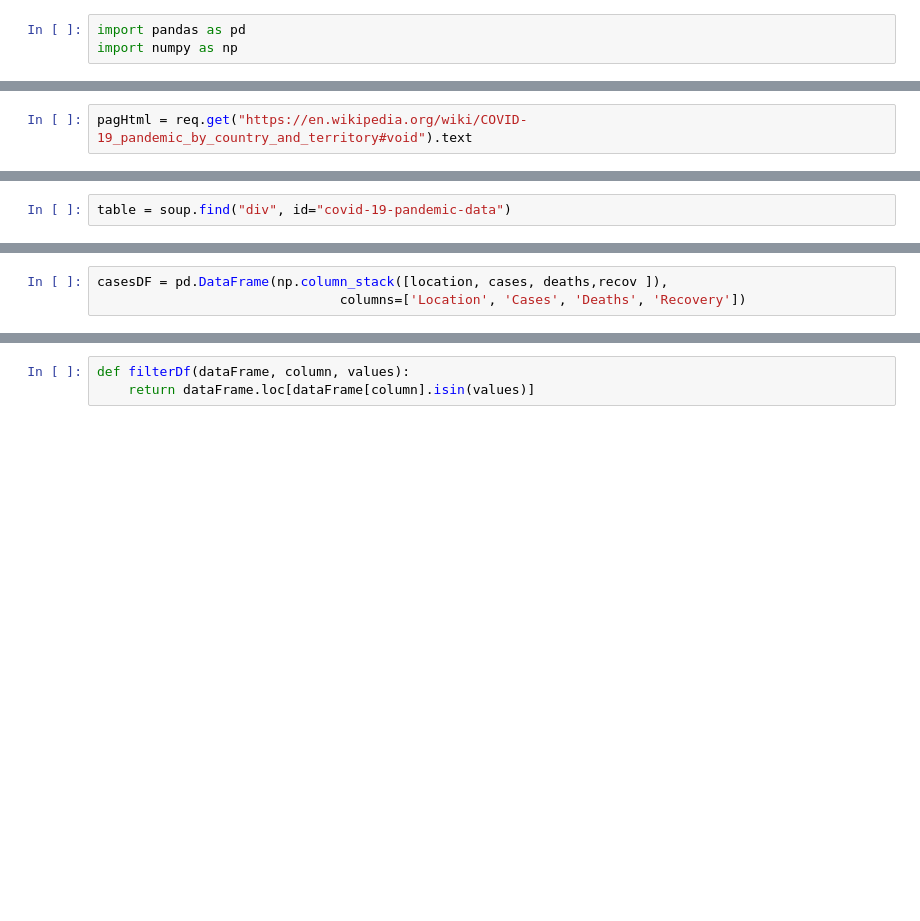
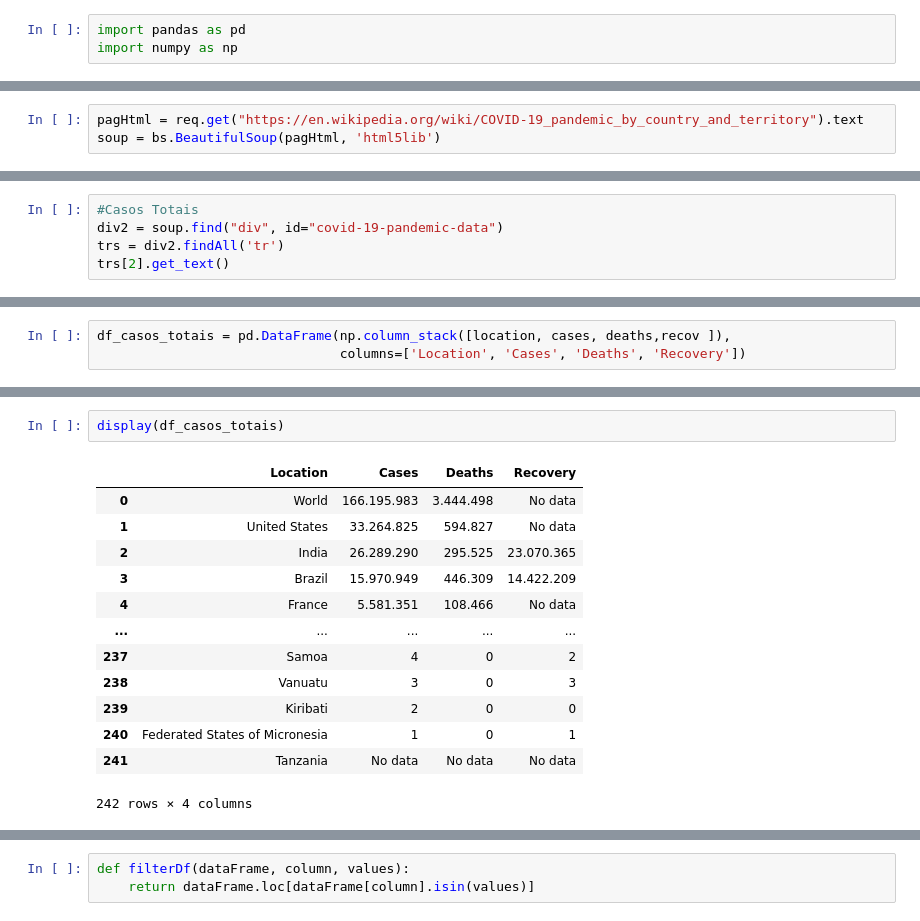
Before and after one commit to guidsantos/analyzeCovidTotalCases, a Jupyter notebook: index.ipynb, the cells around one changed output, grey strips where cells are left out. Saved outputs shown, nothing was run; the diff lists cells and outputs as text; blank space fills up the shorter version.

```diff
--- a/index.ipynb
+++ b/index.ipynb
@@ -13,2 +19,3 @@ import matplotlib.pyplot as plt
 # %%
-pagHtml = req.get("https://en.wikipedia.org/wiki/COVID-19_pandemic_by_country_and_territory#void").text
+pagHtml = req.get("https://en.wikipedia.org/wiki/COVID-19_pandemic_by_country_and_territory").text
+soup = bs.BeautifulSoup(pagHtml, 'html5lib')
@@ -17,2 +28,5 @@ soup = bs.BeautifulSoup(pagHtml, 'html5lib')
 # %%
-table = soup.find("div", id="covid-19-pandemic-data")
+#Casos Totais
+div2 = soup.find("div", id="covid-19-pandemic-data")
+trs = div2.findAll('tr')
+trs[2].get_text()
@@ -47,3 +128,3 @@ for x in range(len(trsValues)-3):
 # %%
-casesDF = pd.DataFrame(np.column_stack([location, cases, deaths,recov ]),
+df_casos_totais = pd.DataFrame(np.column_stack([location, cases, deaths,recov ]),
                                columns=['Location', 'Cases', 'Deaths', 'Recovery'])
@@ -71,0 +131,16 @@ casesDF.describe()
+# %%
+display(df_casos_totais)
+# %% [output]
+|  | Location | Cases | Deaths | Recovery |
+| 0 | World | 166.195.983 | 3.444.498 | No data |
+| 1 | United States | 33.264.825 | 594.827 | No data |
+| 2 | India | 26.289.290 | 295.525 | 23.070.365 |
+| 3 | Brazil | 15.970.949 | 446.309 | 14.422.209 |
+| 4 | France | 5.581.351 | 108.466 | No data |
+| ... | ... | ... | ... | ... |
+| 237 | Samoa | 4 | 0 | 2 |
+| 238 | Vanuatu | 3 | 0 | 3 |
+| 239 | Kiribati | 2 | 0 | 0 |
+| 240 | Federated States of Micronesia | 1 | 0 | 1 |
+| 241 | Tanzania | No data | No data | No data |
+242 rows × 4 columns
```
Also changed, not shown: parts of 88 cells of this notebook.
